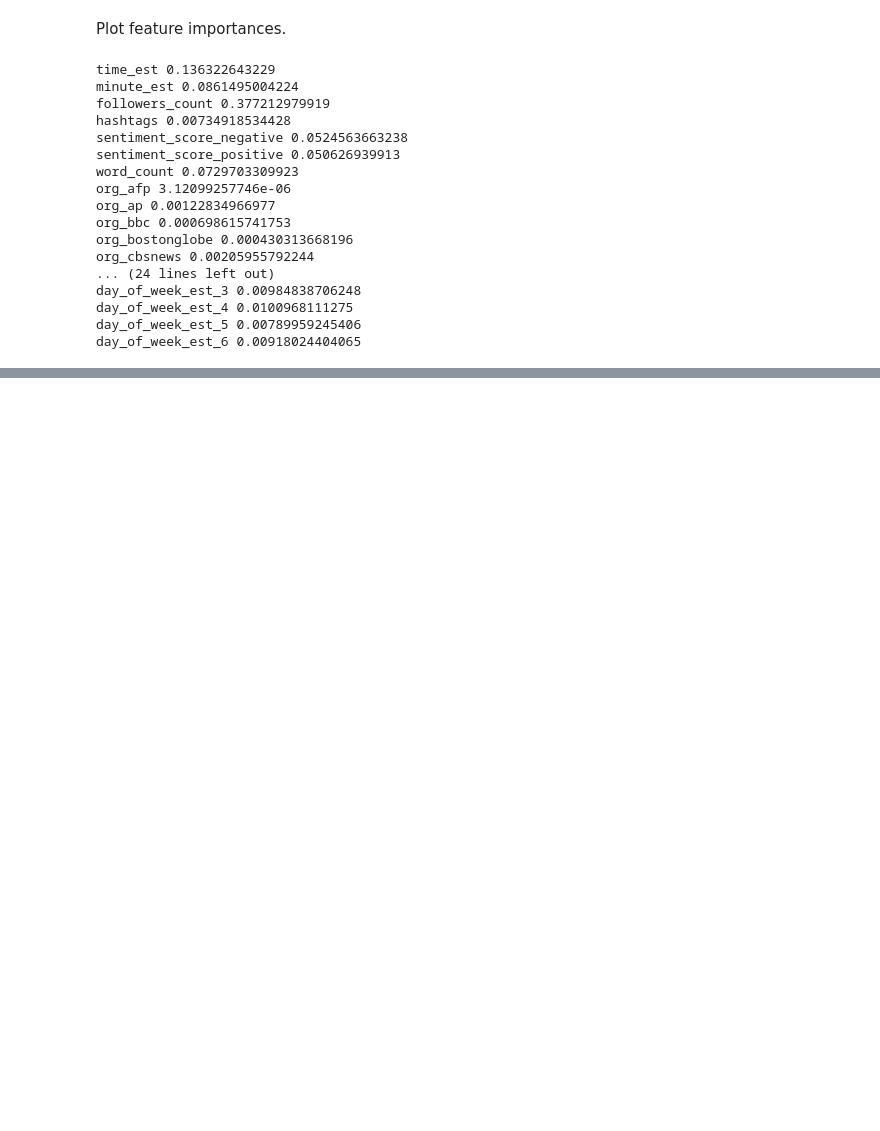
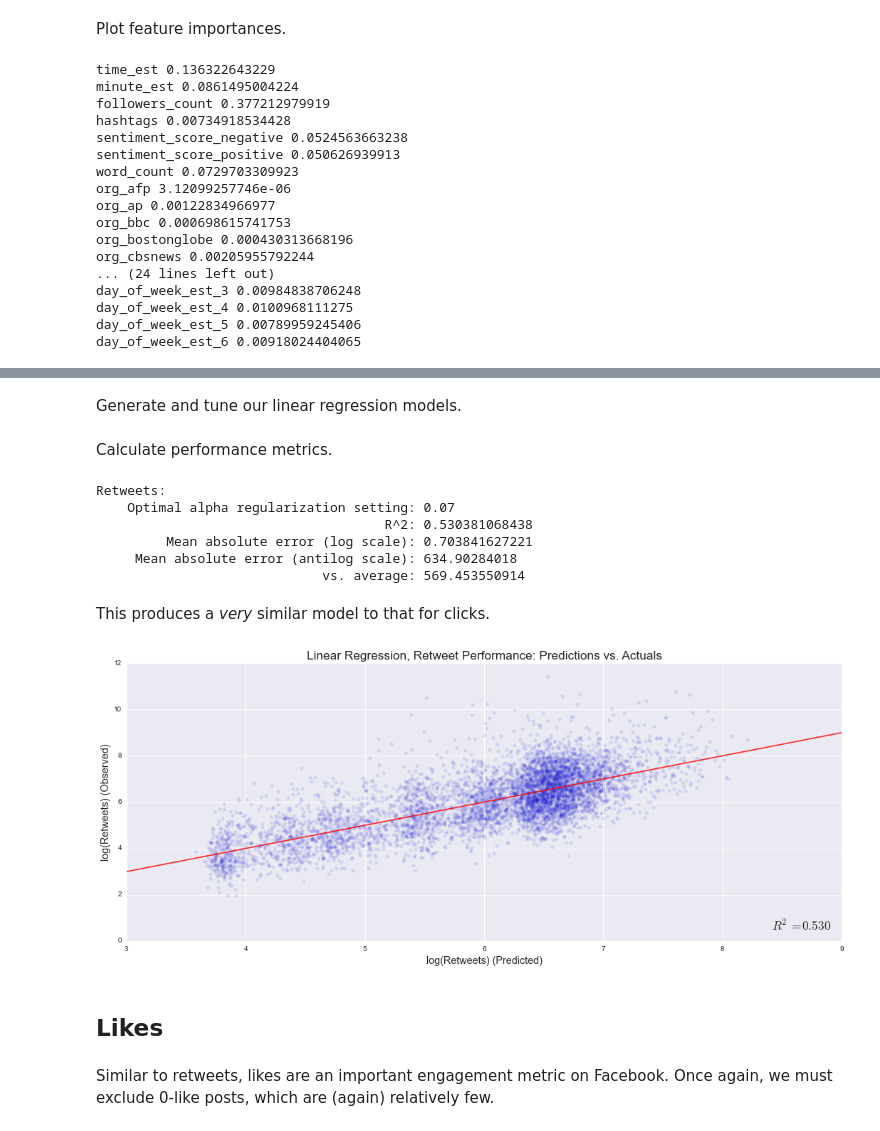
Before and after one commit to micahlanier/social-news, a Jupyter notebook: src/prediction/predictiveModels.ipynb, the cells around one changed output, grey strips where cells are left out. Drawn from its saved outputs; the diff is of its cells as text; code cells hidden in the pictures; blank space fills up the shorter version.

Commit message:
Predictive improvements all around

```diff
--- a/src/prediction/predictiveModels.ipynb
+++ b/src/prediction/predictiveModels.ipynb
@@ -160,8 +168,8 @@ The fun part: generate regression models themselves.
 alphas = np.arange(0.001,0.015,0.001)
 # Start models.
 kFold = cross_validation.KFold(n=len(X_lm_tw), n_folds=10)
-clf_lm_tw = linear_model.RidgeCV(alphas=alphas,scoring='mean_absolute_error', cv=kFold)
-clf_lm_tw.fit(X_lm_tw,y_lm_tw); pass # Suppress output.
+lm_clicks_tw = linear_model.RidgeCV(alphas=alphas,scoring='mean_absolute_error', cv=kFold)
+lm_clicks_tw.fit(X_lm_tw,y_lm_tw); pass # Suppress output.
 # %%
 # Parameters for linear regression tuning. These have been iterated-over several times.
 alphas = np.arange(0.008,0.012,0.001)
@@ -224,17 +236,17 @@ Facebook:
 # %%
 # Output Twitter model.
 print 'Twitter model:'
-for c,f in zip(clf_lm_tw.coef_,features_lm_tw):
+for c,f in zip(lm_clicks_tw.coef_,features_lm_tw):
     pos = c > 0
     print '\t' + ('+' if pos else '') + str(c).ljust(18 if pos else 19), '*', f
-print '\t+' + str(clf_lm_tw.intercept_)
+print '\t+' + str(lm_clicks_tw.intercept_)
 
 # Output Facebook model.
 print 'Facebook model:'
-for c,f in zip(clf_lm_fb.coef_,features_lm_fb):
+for c,f in zip(lm_clicks_tw.coef_,features_lm_fb):
     pos = c > 0
     print '\t' + ('+' if pos else '') + str(c).ljust(18 if pos else 19), '*', f
-print '\t+' + str(clf_lm_fb.intercept_)
+print '\t+' + str(lm_clicks_tw.intercept_)
 # %% [output]
 Twitter model:
         -0.0291733575079    * time_est
@@ -418,0 +478,44 @@ day_of_week_est_6 0.00918024404065
+# %% [markdown]
+Generate and tune our linear regression models.
+# %%
+# Parameters for linear regression tuning. These have been iterated-over several times.
+alphas = np.arange(0.01,0.41,.01)
+# Start models.
+kFold = cross_validation.KFold(n=len(X_lm_retweets), n_folds=10)
+lm_retweets = linear_model.RidgeCV(alphas=alphas,scoring='mean_absolute_error', cv=kFold)
+lm_retweets.fit(X_lm_retweets,y_lm_retweets); pass # Suppress output.
+# %% [markdown]
+Calculate performance metrics.
+# %%
+# Retweet performance calculations.
+yhat_lm_retweets = lm_retweets.predict(Xtest_lm_retweets)
+# Alpha.
+alpha_lm_retweets = lm_retweets.alpha_
+# Calculate R^2.
+r2_lm_retweets = sklearn.metrics.r2_score(ytest_lm_retweets, yhat_lm_retweets)
+# Calculate mean absolute error on logged values.
+mae_lm_retweets = sklearn.metrics.mean_absolute_error(ytest_lm_retweets, yhat_lm_retweets)
+# Use antilogs to get a more useful estimate.
+ytest_exp_lm_retweets = np.exp(ytest_lm_retweets)
+yhat_exp_lm_retweets = np.exp(yhat_lm_retweets)
+mae_exp_lm_retweets = sklearn.metrics.mean_absolute_error(ytest_exp_lm_retweets, yhat_exp_lm_retweets)
+# Print information.
+print 'Retweets:'
+print 'Optimal alpha regularization setting:'.rjust(41), alpha_lm_retweets
+print 'R^2:'.rjust(41), r2_lm_retweets
+print 'Mean absolute error (log scale):'.rjust(41), mae_lm_retweets
+print 'Mean absolute error (antilog scale):'.rjust(41), mae_exp_lm_retweets
+print 'vs. average:'.rjust(41), yhat_exp_lm_retweets.mean()
+# %% [output]
+Retweets:
+    Optimal alpha regularization setting: 0.07
+                                     R^2: 0.530381068438
+         Mean absolute error (log scale): 0.703841627221
+     Mean absolute error (antilog scale): 634.90284018
+                             vs. average: 569.453550914
+# %% [markdown]
+This produces a *very* similar model to that for clicks.
+# %%
+plotPredictionsVsActuals(yhat_lm_retweets, ytest_lm_retweets, 'Linear Regression, Retweet Performance', 'log(Retweets)', 0.1)
+# %% [output]
+[figure, added]
@@ -418,0 +525,4 @@ day_of_week_est_6 0.00918024404065
+# %% [markdown]
+## Likes
+# %% [markdown]
+Similar to retweets, likes are an important engagement metric on Facebook. Once again, we must exclude 0-like posts, which are (again) relatively few.
```
Also changed, not shown: parts of 37 cells of this notebook, 1 other file.
